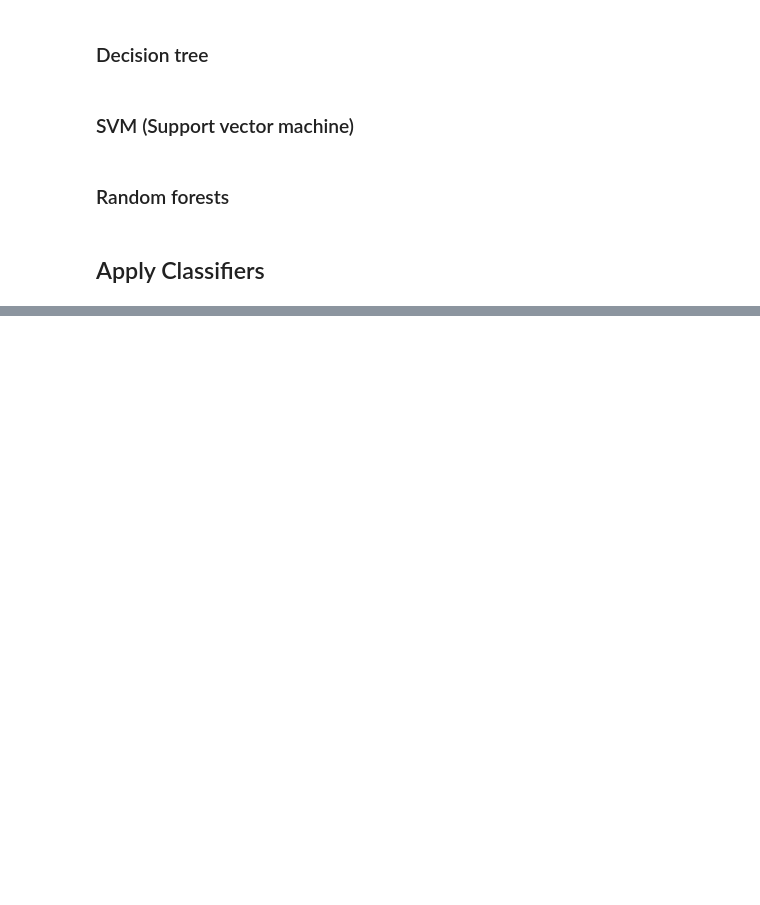
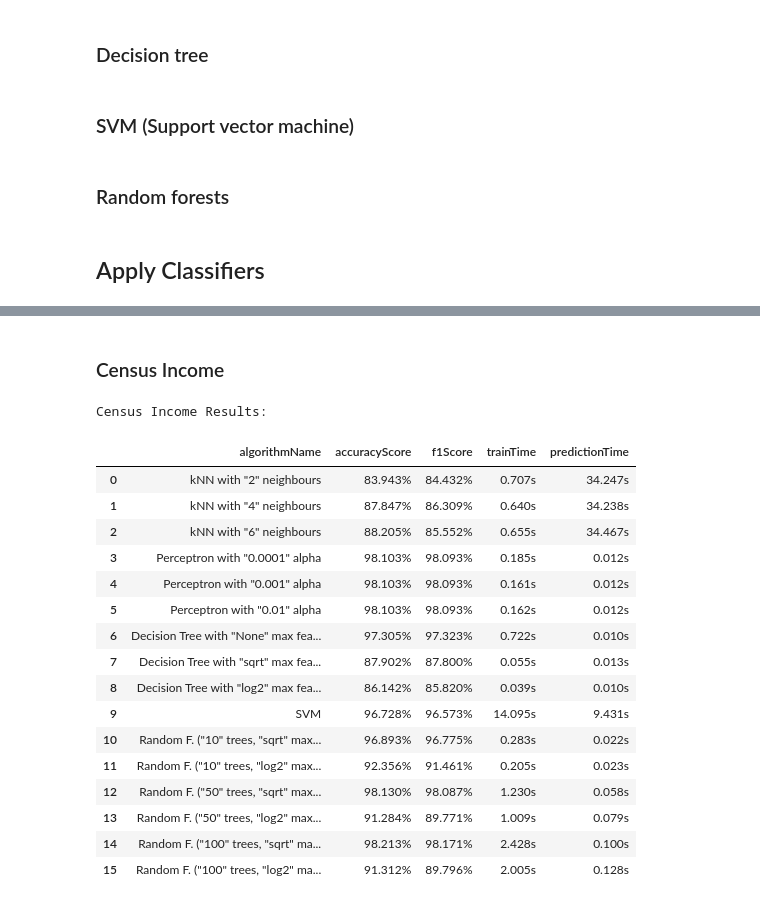
Before and after one commit to FlorianMold/fh-machine-learning, a Jupyter notebook: ex2/exercise.ipynb, the cells around one changed output, grey strips where cells are left out. Cells and saved outputs as stored; diff of their text form; code cells hidden in the pictures; blank space fills up the shorter version.

```diff
--- a/ex2/exercise.ipynb
+++ b/ex2/exercise.ipynb
@@ -412,0 +729,26 @@ TypeError: kNearestNeighbours() missing 6 required positional arguments: 'datase
+# %% [markdown]
+### Census Income
+# %%
+print("Census Income Results:")
+censusIncomeDf = pd.DataFrame(censusIncomeAggregatedResults,
+                              columns=['algorithmName', 'accuracyScore', 'f1Score', 'trainTime', 'predictionTime'])
+display(censusIncomeDf)
+# %% [output]
+Census Income Results:
+|  | algorithmName | accuracyScore | f1Score | trainTime | predictionTime |
+| 0 | kNN with "2" neighbours | 83.943% | 84.432% | 0.707s | 34.247s |
+| 1 | kNN with "4" neighbours | 87.847% | 86.309% | 0.640s | 34.238s |
+| 2 | kNN with "6" neighbours | 88.205% | 85.552% | 0.655s | 34.467s |
+| 3 | Perceptron with "0.0001" alpha | 98.103% | 98.093% | 0.185s | 0.012s |
+| 4 | Perceptron with "0.001" alpha | 98.103% | 98.093% | 0.161s | 0.012s |
+| 5 | Perceptron with "0.01" alpha | 98.103% | 98.093% | 0.162s | 0.012s |
+| 6 | Decision Tree with "None" max fea... | 97.305% | 97.323% | 0.722s | 0.010s |
+| 7 | Decision Tree with "sqrt" max fea... | 87.902% | 87.800% | 0.055s | 0.013s |
+| 8 | Decision Tree with "log2" max fea... | 86.142% | 85.820% | 0.039s | 0.010s |
+| 9 | SVM | 96.728% | 96.573% | 14.095s | 9.431s |
+| 10 | Random F. ("10" trees, "sqrt" max... | 96.893% | 96.775% | 0.283s | 0.022s |
+| 11 | Random F. ("10" trees, "log2" max... | 92.356% | 91.461% | 0.205s | 0.023s |
+| 12 | Random F. ("50" trees, "sqrt" max... | 98.130% | 98.087% | 1.230s | 0.058s |
+| 13 | Random F. ("50" trees, "log2" max... | 91.284% | 89.771% | 1.009s | 0.079s |
+| 14 | Random F. ("100" trees, "sqrt" ma... | 98.213% | 98.171% | 2.428s | 0.100s |
+| 15 | Random F. ("100" trees, "log2" ma... | 91.312% | 89.796% | 2.005s | 0.128s |
```
Also changed, not shown: parts of 40 cells of this notebook.
